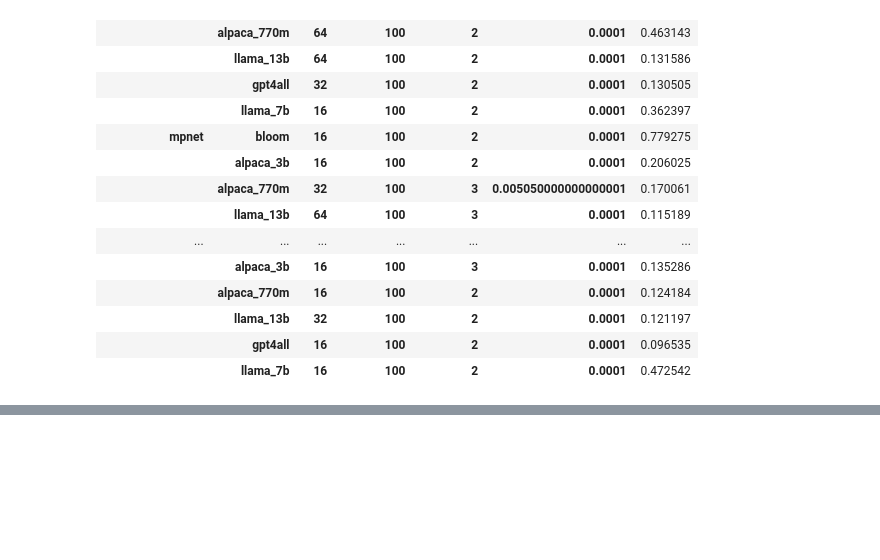
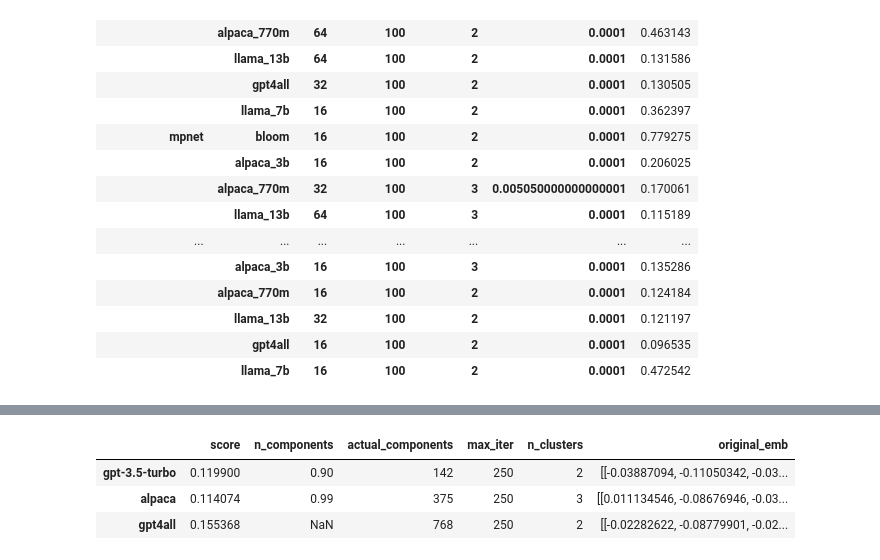
Before and after one commit to LoriTosoChef/msc-thesis-llm-clustering, a Jupyter notebook: clustering.ipynb, the cells around one changed output, grey strips where cells are left out. Cells and saved outputs as stored; diff of their text form; code cells hidden in the pictures; blank space fills up the shorter version.

```diff
--- a/clustering.ipynb
+++ b/clustering.ipynb
@@ -156,0 +158,9 @@ display(kmeans_df)
+# %%
+import config
+
+import logging
+import numpy as np
+import pandas as pd
+
+
+logger = logging.getLogger(__name__)
@@ -156,0 +169,14 @@ display(kmeans_df)
+# %%
+from models.clustering import ClusteringModel
+from helpers.clustering_helpers import dbscan_loop, kmeans_loop, get_best_scores
+
+import pickle
+with open(f'embeddings/2000T_embeddings_202375.pkl', 'rb') as f:
+        embeddings_dict = pickle.load(f)
+
+df = pd.read_parquet('full_data_202375.parquet')
+df_new = df.drop(columns=['gpt-3.5-turbo_kmeans',
+                          'alpaca_kmeans',
+                          'gpt4all_kmeans',
+                          'gpt-3.5-turbo_dbscan',
+                          'alpaca_dbscan'])
@@ -156,0 +185,13 @@ display(kmeans_df)
+# %%
+# kmeans
+
+best_results_kmeans = {}
+for llm, embeddings in embeddings_dict.items():
+    logger.info(f'{llm.upper()}')
+    results = kmeans_loop(data=embeddings,
+                          n_components_space=[None, 0.80, 0.90, 0.95, 0.99],
+                          n_clusters_space = list(np.linspace(1, 10, 10, dtype='int')),
+                          max_iter_space = [250, 500])
+
+    best_results_kmeans[llm] = get_best_scores(results=results, model_name='kmeans')
+    best_results_kmeans[llm]['original_emb'] = embeddings
@@ -156,0 +201,7 @@ display(kmeans_df)
+# %%
+pd.DataFrame.from_dict(best_results_kmeans, orient='index')
+# %% [output]
+|  | score | n_components | actual_components | max_iter | n_clusters | original_emb |
+| gpt-3.5-turbo | 0.119900 | 0.90 | 142 | 250 | 2 | [[-0.03887094, -0.11050342, -0.03... |
+| alpaca | 0.114074 | 0.99 | 375 | 250 | 3 | [[0.011134546, -0.08676946, -0.03... |
+| gpt4all | 0.155368 | NaN | 768 | 250 | 2 | [[-0.02282622, -0.08779901, -0.02... |
```
Also changed, not shown: parts of 15 cells of this notebook, 2 other files.
